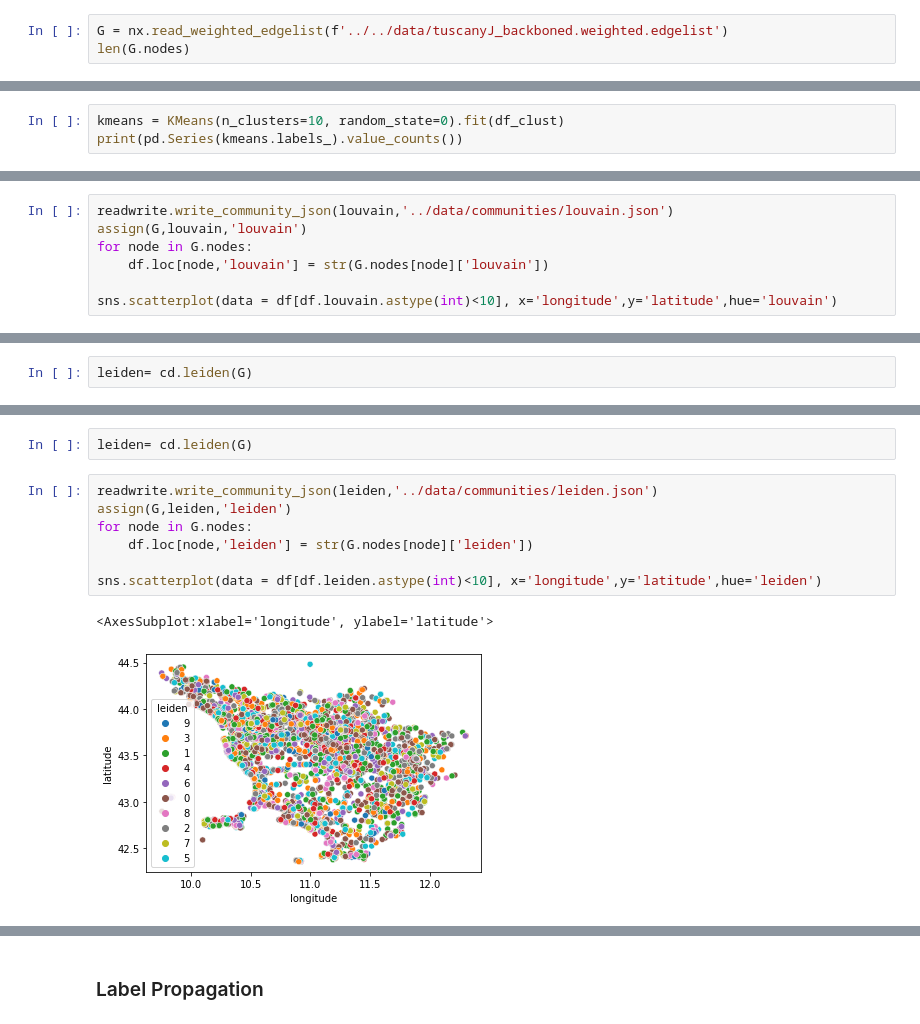
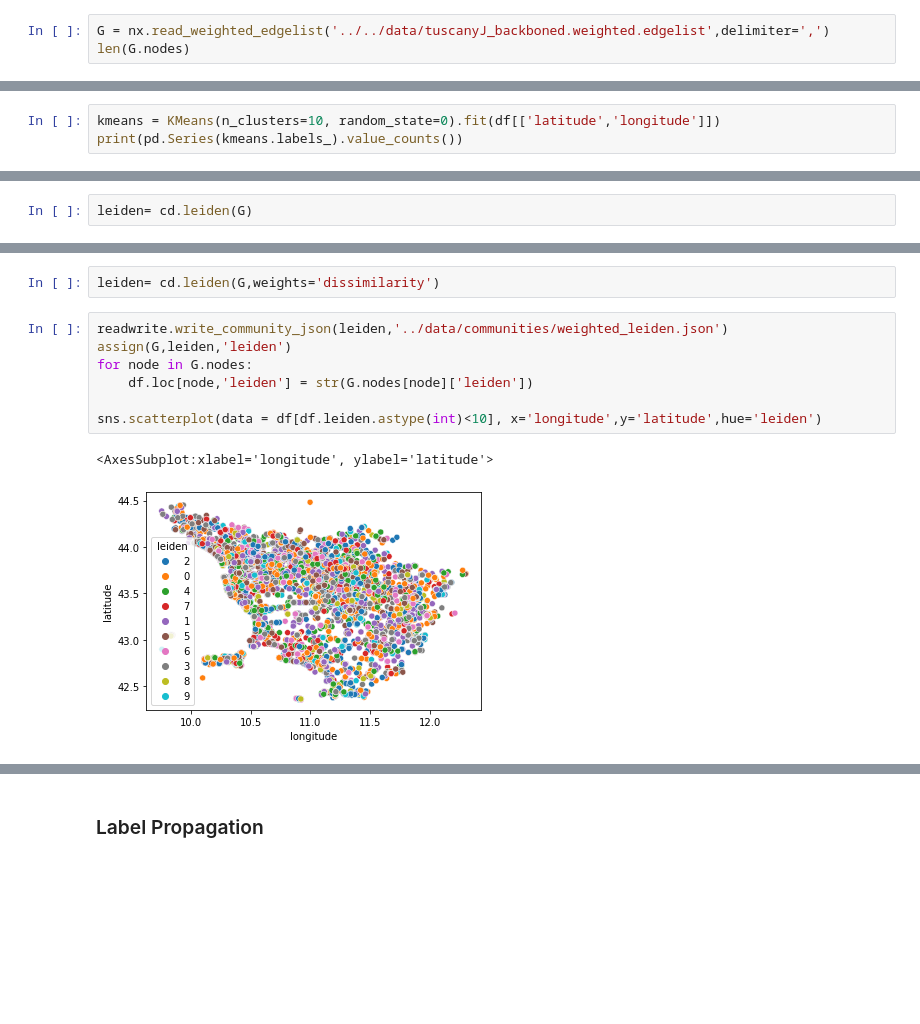
Before and after one commit to carloalbe/TripAdvisor-Tuscany-Restaurant-Social-Network-Analysis, a Jupyter notebook: community_discovery/codes/Static Community Discovery Jaccard.ipynb, the cells around one changed output, grey strips where cells are left out. Drawn from its saved outputs; the diff is of its cells as text; blank space fills up the shorter version.

```diff
--- a/community_discovery/codes/Static Community Discovery Jaccard.ipynb
+++ b/community_discovery/codes/Static Community Discovery Jaccard.ipynb
@@ -33,6 +33,6 @@ from sklearn import preprocessing
 # Static Community Discovery
 ## Preparation
 # %%
-G = nx.read_weighted_edgelist(f'../../data/tuscanyJ_backboned.weighted.edgelist')
+G = nx.read_weighted_edgelist('../../data/tuscanyJ_backboned.weighted.edgelist',delimiter=',')
 len(G.nodes)
 # %% [output]
@@ -154,6 +154,6 @@ with open('../data/communities/provinces.json','w+') as jf:
 ### K means
 Use longitude and latitude
 # %%
-kmeans = KMeans(n_clusters=10, random_state=0).fit(df_clust)
+kmeans = KMeans(n_clusters=10, random_state=0).fit(df[['latitude','longitude']])
 print(pd.Series(kmeans.labels_).value_counts())
 # %% [output]
@@ -195,7 +193,0 @@ print(len(louvain.communities),[len(c) for c in louvain.communities ])
-# %%
-readwrite.write_community_json(louvain,'../data/communities/louvain.json')
-assign(G,louvain,'louvain')
-for node in G.nodes:
-    df.loc[node,'louvain'] = str(G.nodes[node]['louvain'])
-
-sns.scatterplot(data = df[df.louvain.astype(int)<10], x='longitude',y='latitude',hue='louvain')
@@ -255,15 +249,15 @@ sns.scatterplot(data = df[df.leiden.astype(int)<10], x='longitude',y='latitude',
 # %%
-leiden= cd.leiden(G)
+leiden= cd.leiden(G,weights='dissimilarity')
 # %%
-readwrite.write_community_json(leiden,'../data/communities/leiden.json')
+readwrite.write_community_json(leiden,'../data/communities/weighted_leiden.json')
 assign(G,leiden,'leiden')
 for node in G.nodes:
     df.loc[node,'leiden'] = str(G.nodes[node]['leiden'])
 
 sns.scatterplot(data = df[df.leiden.astype(int)<10], x='longitude',y='latitude',hue='leiden')
 # %% [output]
 <AxesSubplot:xlabel='longitude', ylabel='latitude'>
-[figure, old version]
+[figure, new version]
 # %%
 provincemapping = {e:i for i,e in enumerate(df.province.unique())}
 for node in G.nodes:
```
Also changed, not shown: parts of 39 cells of this notebook, 20 other files.
